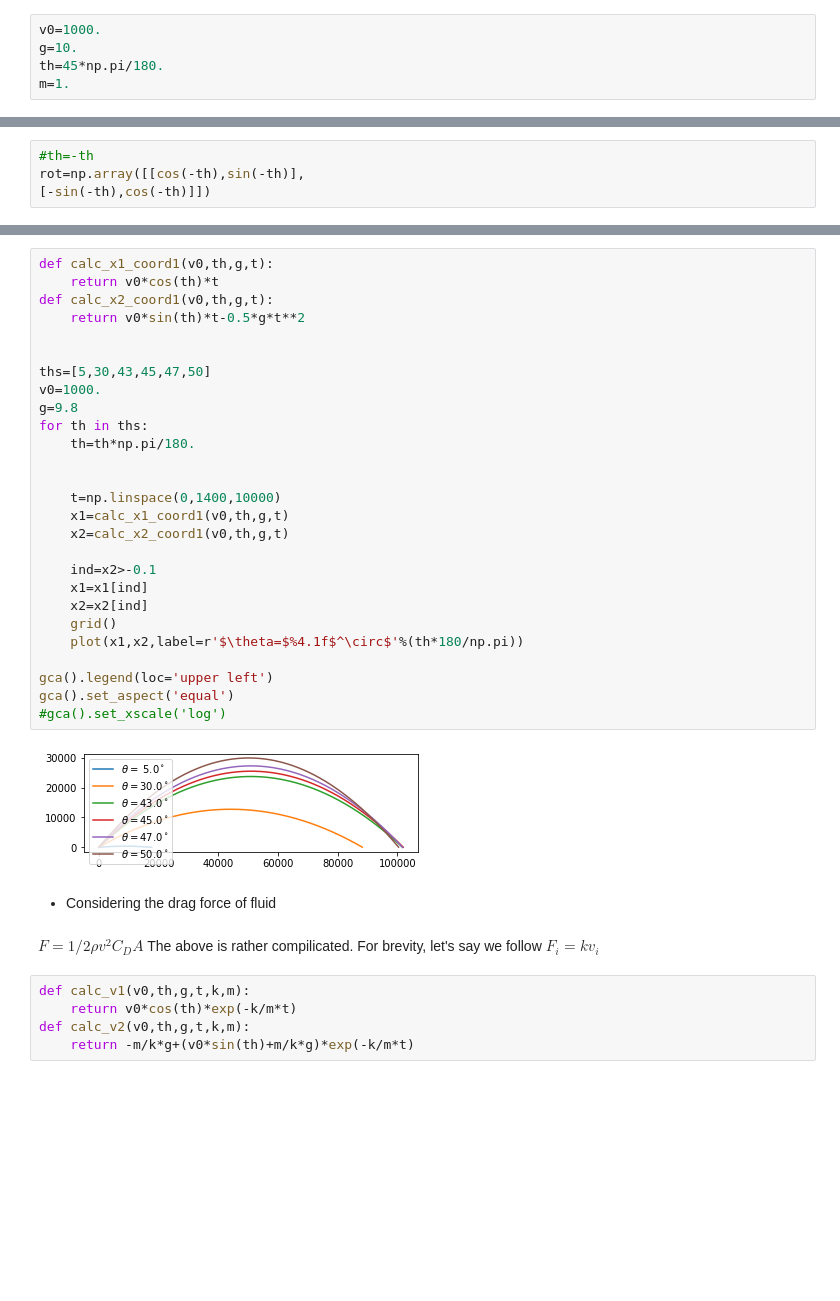
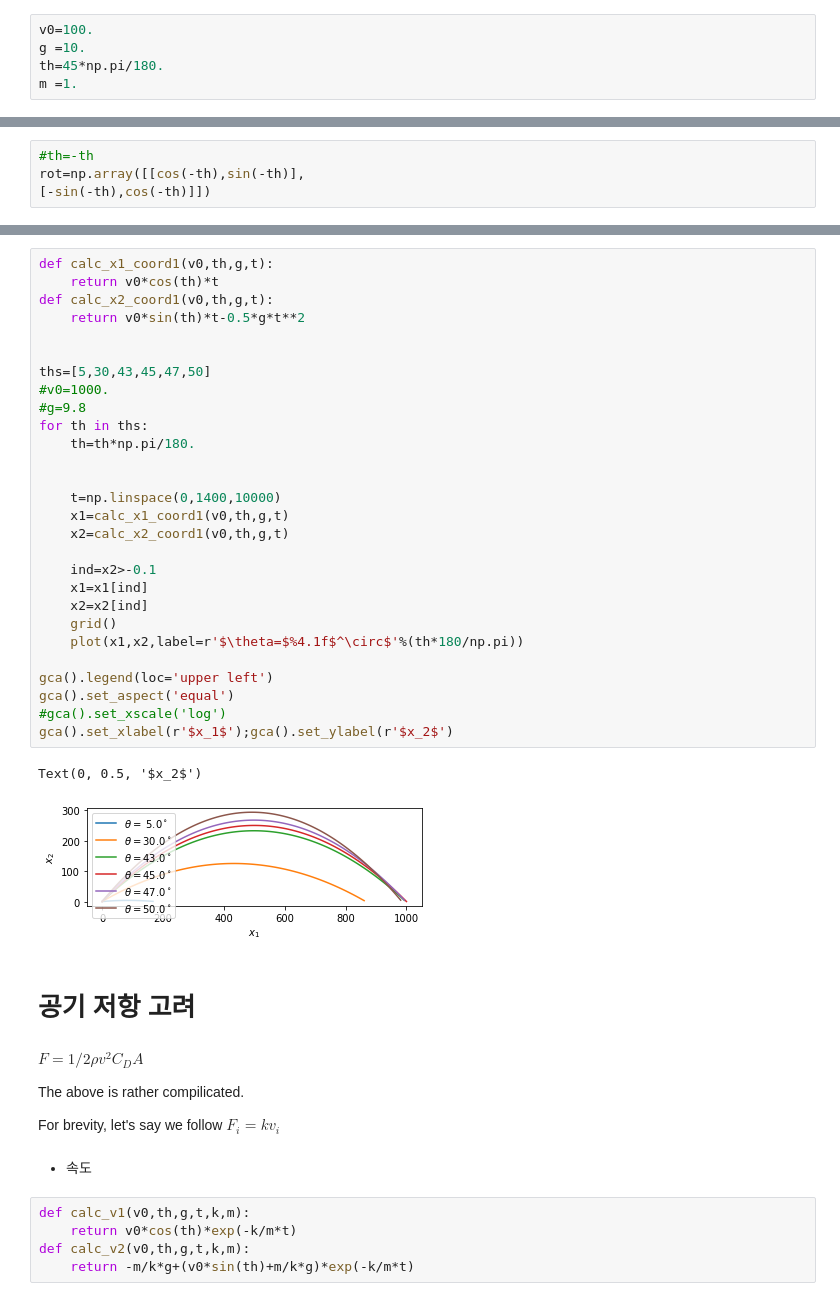
Before and after one commit to youngung/lectures, a Jupyter notebook: ipynb/commons/Invariance_coordinate_system.ipynb, the cells around one changed output, grey strips where cells are left out. Drawn from its saved outputs; the diff is of its cells as text; blank space fills up the shorter version.

```diff
--- a/ipynb/commons/Invariance_coordinate_system.ipynb
+++ b/ipynb/commons/Invariance_coordinate_system.ipynb
@@ -5,5 +12,5 @@ Populating the interactive namespace from numpy and matplotlib
 # %%
-v0=1000.
-g=10.
+v0=100.
+g =10.
 th=45*np.pi/180.
-m=1.
+m =1.
@@ -81,37 +112,44 @@ fig.savefig('two_results.pdf')
 # %%
 def calc_x1_coord1(v0,th,g,t):
     return v0*cos(th)*t
 def calc_x2_coord1(v0,th,g,t):
     return v0*sin(th)*t-0.5*g*t**2
 
 
 ths=[5,30,43,45,47,50]
-v0=1000.
-g=9.8
+#v0=1000.
+#g=9.8
 for th in ths:
     th=th*np.pi/180.
 
 
     t=np.linspace(0,1400,10000)
     x1=calc_x1_coord1(v0,th,g,t)
     x2=calc_x2_coord1(v0,th,g,t)
 
     ind=x2>-0.1
     x1=x1[ind]
     x2=x2[ind]
     grid()
     plot(x1,x2,label=r'$\theta=$%4.1f$^\circ$'%(th*180/np.pi))
 
 gca().legend(loc='upper left')
 gca().set_aspect('equal')
 #gca().set_xscale('log')
+gca().set_xlabel(r'$x_1$');gca().set_ylabel(r'$x_2$')
 # %% [output]
+Text(0, 0.5, '$x_2$')
-[figure, old version]
+[figure, new version]
-# %% [markdown]
-- Considering the drag force of fluid
+# %% [markdown]
+# 공기 저항 고려
 # %% [markdown]
 $F=1/2 \rho v^2 C_D A$
-The above is rather compilicated. For brevity, let's say we follow $F_i=kv_i$
+
+The above is rather compilicated.
+
+For brevity, let's say we follow $F_i=kv_i$
+# %% [markdown]
+- 속도
 # %%
 def calc_v1(v0,th,g,t,k,m):
     return v0*cos(th)*exp(-k/m*t)
```
Also changed, not shown: parts of 23 cells of this notebook.
